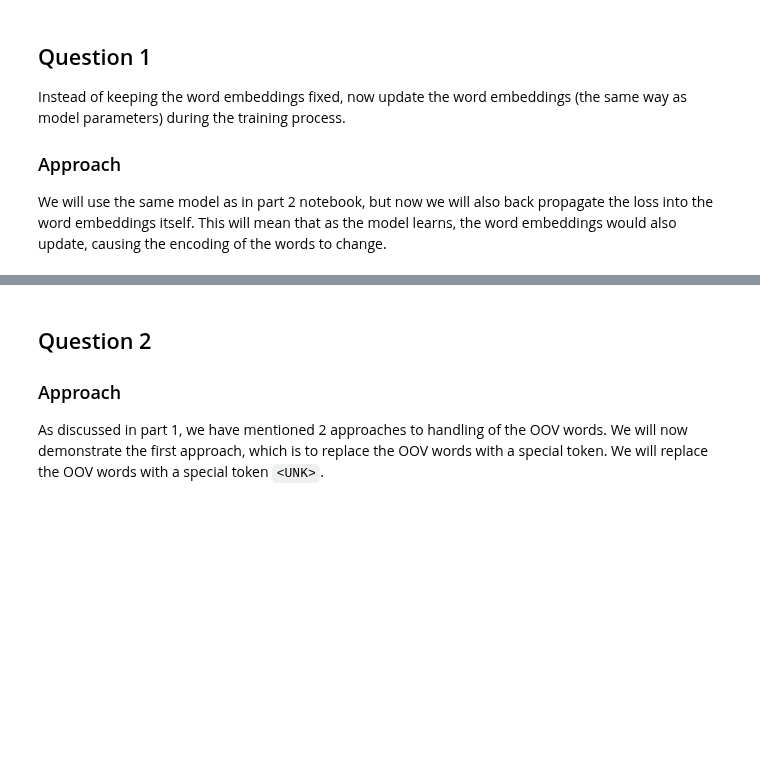
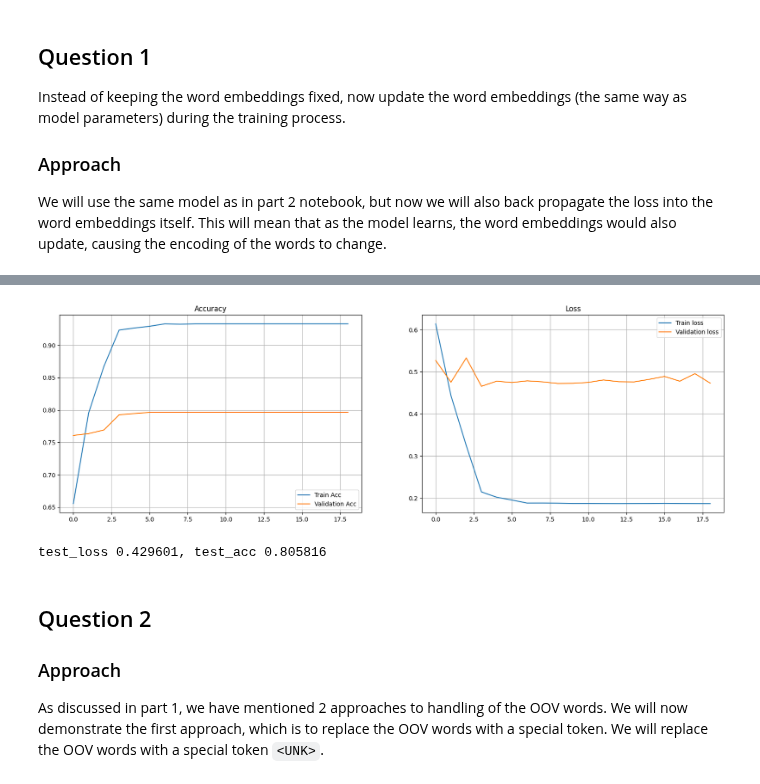
Before and after one commit to HiIAmTzeKean/SC4002-NLP, a Jupyter notebook: part_3_tk.ipynb, the cells around one changed output, grey strips where cells are left out. Saved outputs shown, nothing was run; the diff lists cells and outputs as text; code cells hidden in the pictures; blank space fills up the shorter version.

```diff
--- a/part_3_tk.ipynb
+++ b/part_3_tk.ipynb
@@ -31,3 +31,13 @@ import torch
 import torch.nn as nn
 import torch.optim as optim
 from common_utils import EmbeddingMatrix
+# %%
+from common_utils import CustomDatasetPreparer, BATCH_SIZE
+
+
+dataset_preparer = CustomDatasetPreparer(
+    dataset_name="rotten_tomatoes",
+    batch_size=BATCH_SIZE
+)
+
+train_loader, val_loader, test_loader = dataset_preparer.get_dataloaders()
@@ -102,0 +160,11 @@ criterion = nn.BCELoss()
+# %%
+device = torch.device('cuda' if torch.cuda.is_available() else 'cpu')
+model = basic_RNN
+optimizer = optim.Adam(model.parameters(), lr=0.001)
+loss_fn = nn.BCELoss()
+scheduler = torch.optim.lr_scheduler.StepLR(optimizer, step_size=3, gamma=0.05)
+
+model = model.to(device)
+loss_fn = loss_fn.to(device)
+epochs = 100
+es_patience = 15
@@ -103,3 +267,28 @@ criterion = nn.BCELoss()
+# %%
+import matplotlib.pyplot as plt
+fig = plt.figure(figsize = (20, 6))
+plt.subplot(1, 2, 1)
+plt.plot(train_acc_, label='Train Acc')
+plt.plot(val_acc_, label='Validation Acc')
+plt.title("Accuracy")
+plt.legend()
+plt.grid()
+
+plt.subplot(1, 2, 2)
+plt.plot(train_loss_, label='Train loss')
+plt.plot(val_loss_, label='Validation loss')
+plt.title("Loss")
+plt.legend()
+plt.grid()
+
+plt.show()
+# %% [output]
+[figure, added]
+# %%
+test_loss, test_acc = test_loop(test_loader, model, loss_fn)
+print(f"test_loss {test_loss:>7f}, test_acc {test_acc:>4f}")
+# %% [output]
+test_loss 0.429601, test_acc 0.805816
 # %% [markdown]
 ## Question 2
 
```
Also changed, not shown: parts of 10 cells of this notebook.
